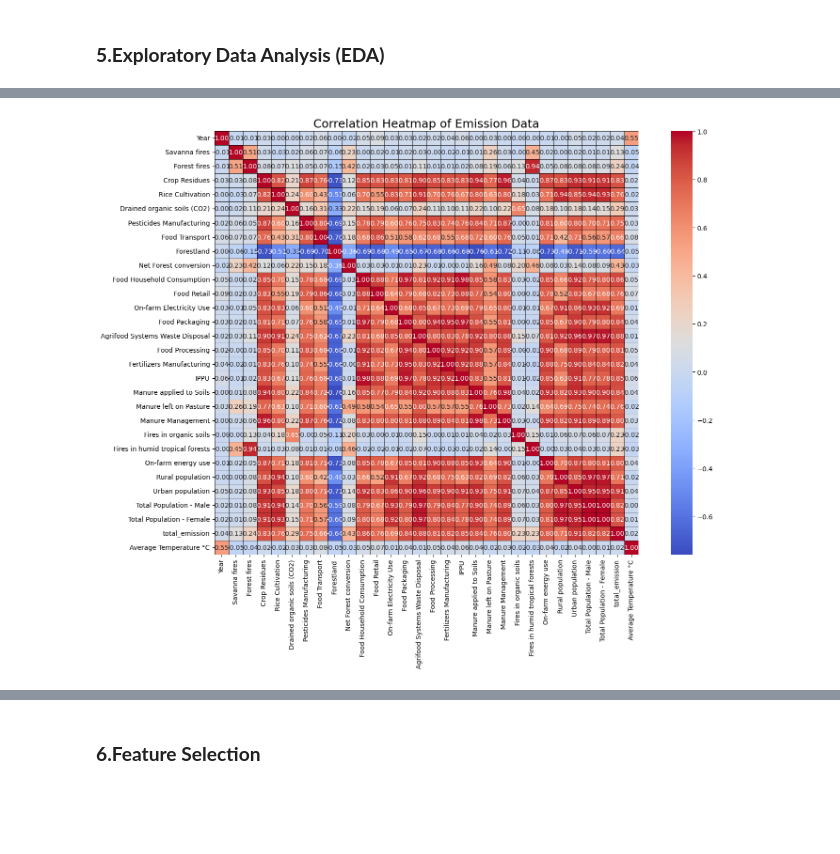
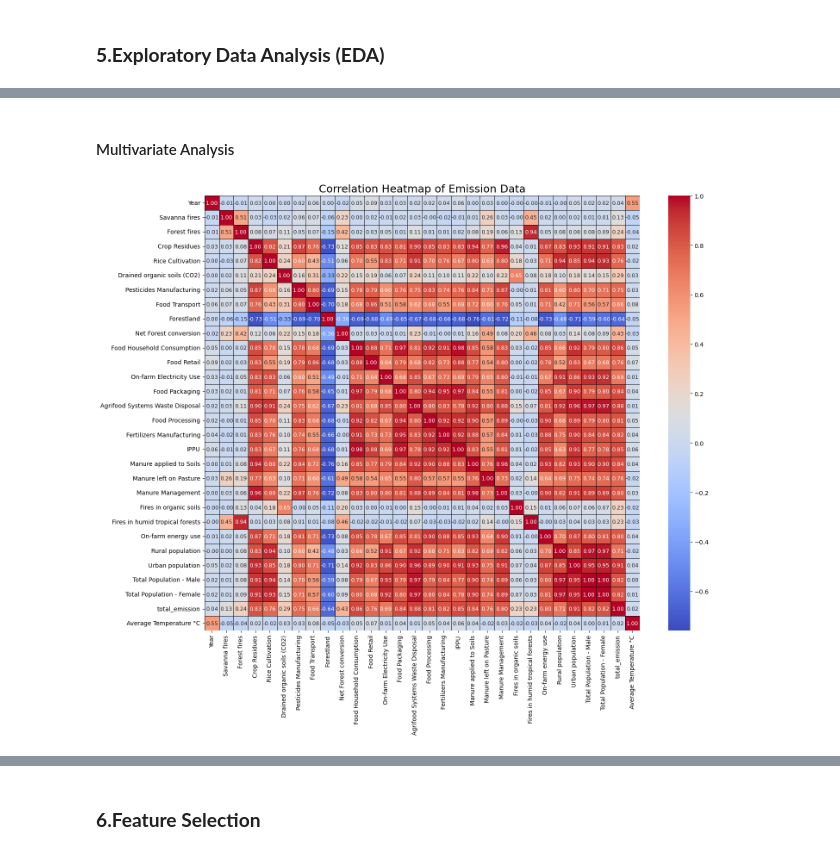
Before and after one commit to VrishtiSingh/RegressionExplorers24Team6, a Jupyter notebook: co2_emissions.ipynb, the cells around one changed output, grey strips where cells are left out. Saved outputs shown, nothing was run; the diff lists cells and outputs as text; code cells hidden in the pictures; blank space fills up the shorter version.

```diff
--- a/co2_emissions.ipynb
+++ b/co2_emissions.ipynb
@@ -203,22 +205,24 @@ plt.show()
+# %% [markdown]
+#### Multivariate Analysis
 # %%
 df_numeric = df.select_dtypes(include=['number'])
 
 # Calculate the correlation matrix
 corr_matrix = df_numeric.corr()
 
 # Set up the figure size for better clarity
-plt.figure(figsize=(16, 12))
+plt.figure(figsize=(16, 13))
 
 # Plot the heatmap without clustering
 sns.heatmap(corr_matrix, annot=True, fmt='.2f', cmap='coolwarm', cbar=True,
-            linewidths=0.5, linecolor='black', square=True, annot_kws={'size': 10})
+            linewidths=0.5, linecolor='black', square=True, annot_kws={'size': 9})
 
 # Adjust title and show plot
 plt.title('Correlation Heatmap of Emission Data', fontsize=18)
 
 # Adjust the layout for better spacing of the labels
 plt.tight_layout()
 
 plt.show()
 # %% [output]
-[figure, old version]
+[figure, new version]
```
Also changed, not shown: parts of 5 cells of this notebook.
